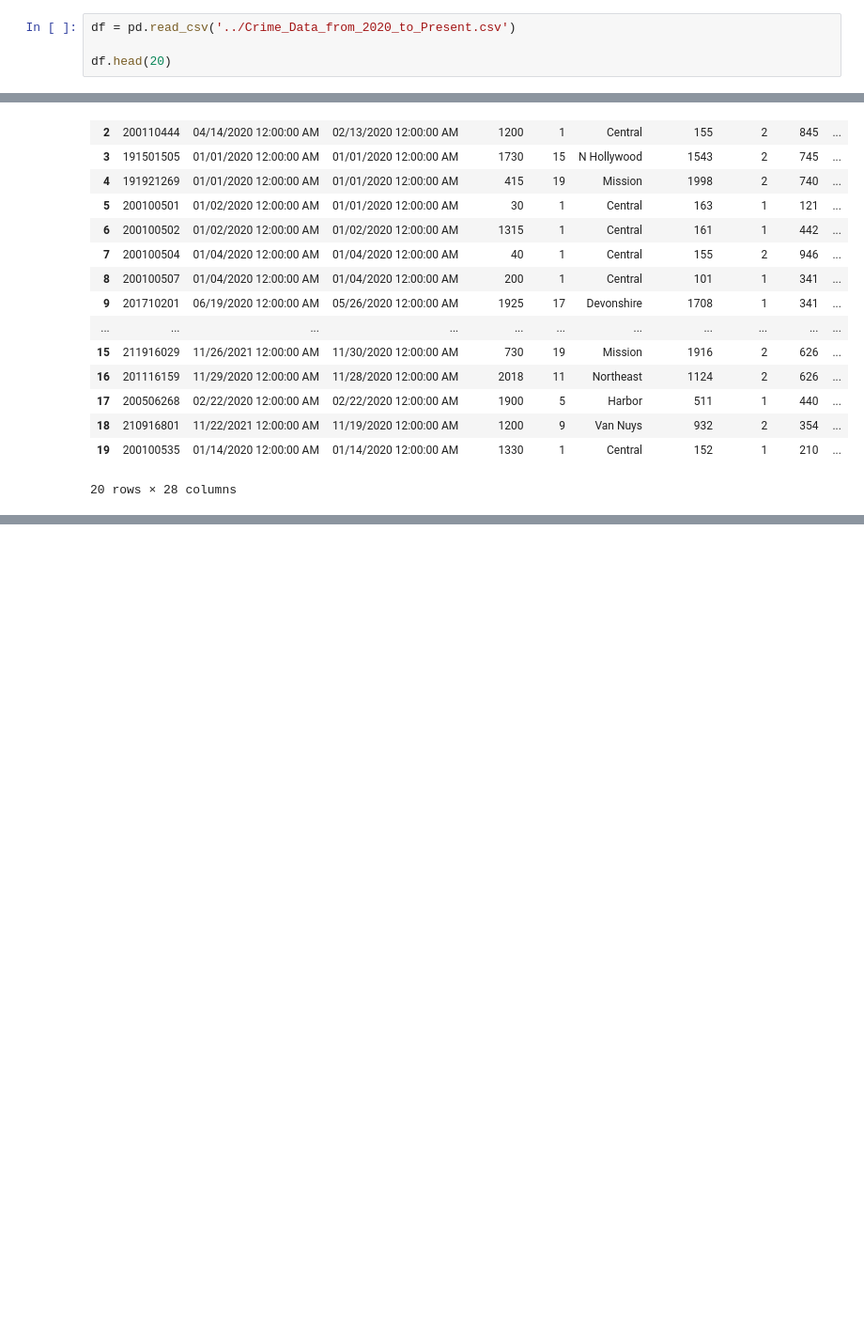
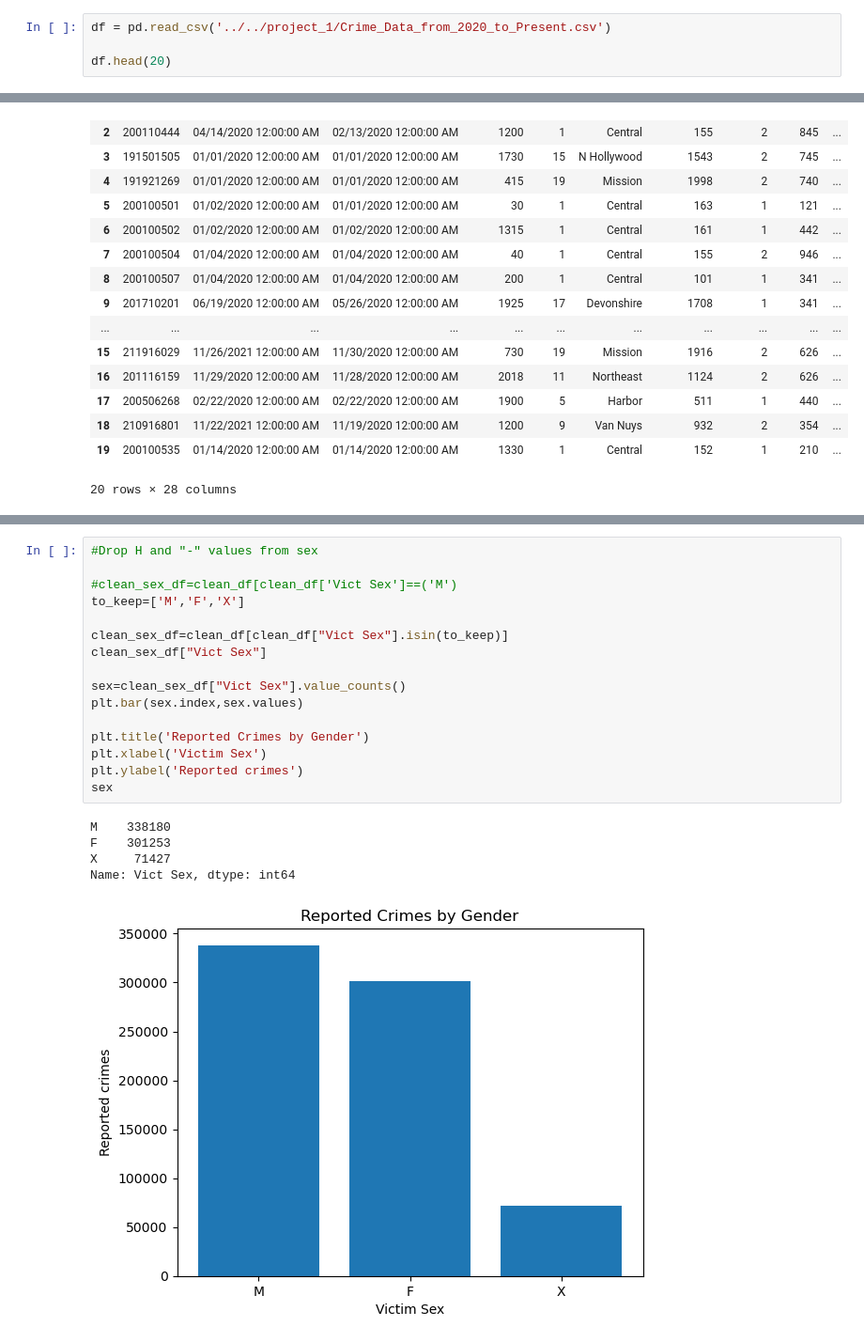
Before and after one commit to Ivanco19/Project-1, a Jupyter notebook: project1.ipynb, the cells around one changed output, grey strips where cells are left out. Shown at 94% size. Cells and saved outputs as stored; diff of their text form; blank space fills up the shorter version.

```diff
--- a/project1.ipynb
+++ b/project1.ipynb
@@ -6,5 +6,5 @@ import matplotlib as plt
 # %%
-df = pd.read_csv('../Crime_Data_from_2020_to_Present.csv')
+df = pd.read_csv('../../project_1/Crime_Data_from_2020_to_Present.csv')
 
 df.head(20)
 # %% [output]
@@ -71,0 +75,22 @@ Name: count, Length: 127, dtype: int64
+# %%
+#Drop H and "-" values from sex
+
+#clean_sex_df=clean_df[clean_df['Vict Sex']==('M')
+to_keep=['M','F','X']
+
+clean_sex_df=clean_df[clean_df["Vict Sex"].isin(to_keep)]
+clean_sex_df["Vict Sex"]
+
+sex=clean_sex_df["Vict Sex"].value_counts()
+plt.bar(sex.index,sex.values)
+
+plt.title('Reported Crimes by Gender')
+plt.xlabel('Victim Sex')
+plt.ylabel('Reported crimes')
+sex
+# %% [output]
+M    338180
+F    301253
+X     71427
+Name: Vict Sex, dtype: int64
+[figure, added]
```
Also changed, not shown: parts of 8 cells of this notebook.
